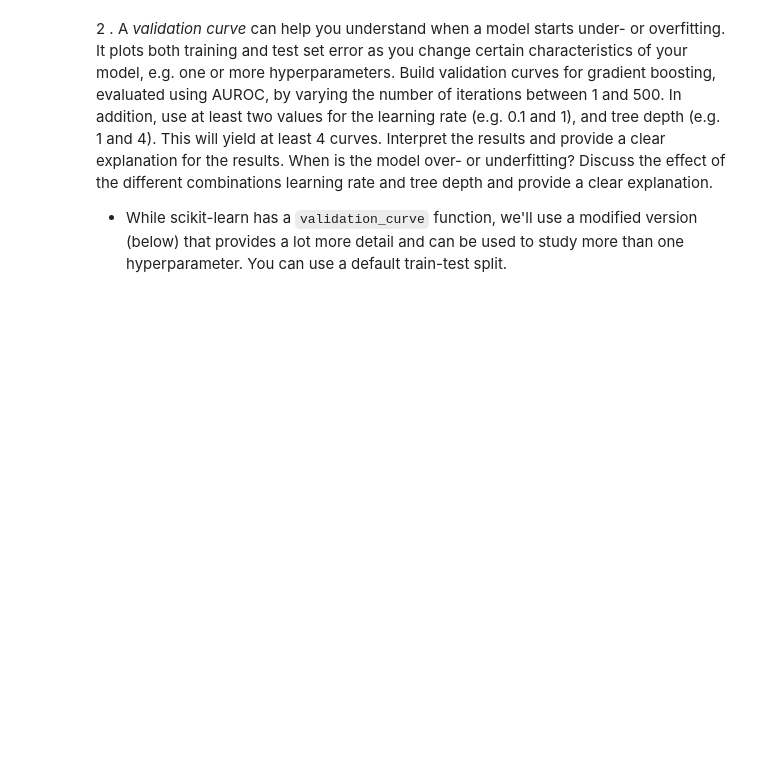
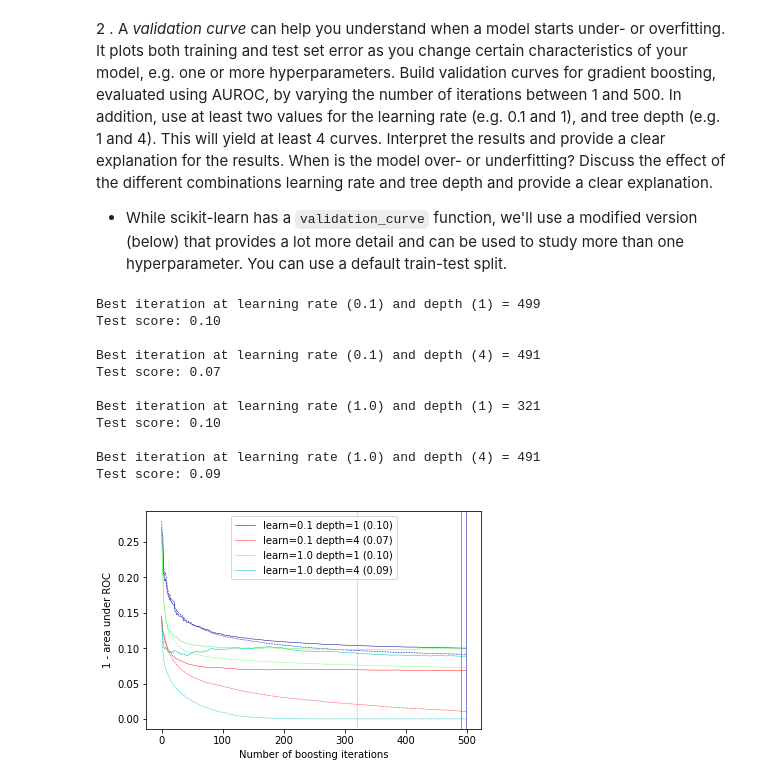
Before and after one commit to SAckermans/FoDM-Group14, a Jupyter notebook: Assignment 1.ipynb, the cells around one changed output. Drawn from its saved outputs; the diff is of its cells as text; code cells hidden in the pictures; blank space fills up the shorter version.

```diff
--- a/Assignment 1.ipynb
+++ b/Assignment 1.ipynb
@@ -494,32 +495,62 @@ plt.show();
 2 . A _validation curve_ can help you understand when a model starts under- or overfitting. It plots both training and test set error as you change certain characteristics of your model, e.g. one or more hyperparameters. Build validation curves for gradient boosting, evaluated using AUROC, by varying the number of iterations between 1 and 500. In addition, use at least two values for the learning rate (e.g. 0.1 and 1), and tree depth (e.g. 1 and 4). This will yield at least 4 curves. Interpret the results and provide a clear explanation for the results. When is the model over- or underfitting? Discuss the effect of the different combinations learning rate and tree depth and provide a clear explanation.
 - While scikit-learn has a `validation_curve` function, we'll use a modified version (below) that provides a lot more detail and can be used to study more than one hyperparameter. You can use a default train-test split.
 # %%
+from sklearn.model_selection import train_test_split
+from sklearn.ensemble import GradientBoostingClassifier
+from sklearn.metrics import roc_auc_score
+
 # Plots validation curves for every classifier in clfs.
 # Also indicates the optimal result by a vertical line
 # Uses 1-AUROC, so lower is better
 def validation_curve(clfs, X_test, y_test, X_train, y_train):
     for n,clf in enumerate(clfs):
         test_score = np.empty(len(clf.estimators_))
         train_score = np.empty(len(clf.estimators_))
 
         for i, pred in enumerate(clf.staged_decision_function(X_test)):
             test_score[i] = 1-roc_auc_score(y_test, pred)
 
         for i, pred in enumerate(clf.staged_decision_function(X_train)):
             train_score[i] = 1-roc_auc_score(y_train, pred)
 
         best_iter = np.argmin(test_score)
         learn = clf.get_params()['learning_rate']
         depth = clf.get_params()['max_depth']
-        test_line = plt.plot(test_score,
+        print("Best iteration at learning rate (%.1f) and depth (%i) = %i \nTest score: %.2f\n"%(learn,depth,
+                                                                                          best_iter, test_score[best_iter]))
+        test_line = plt.plot(test_score, '-',
                              label='learn=%.1f depth=%i (%.2f)'%(learn,depth,
                                                                  test_score[best_iter]))
 
         colour = test_line[-1].get_color()
         plt.plot(train_score, '--', color=colour)
 
         plt.xlabel("Number of boosting iterations")
         plt.ylabel("1 - area under ROC")
         plt.axvline(x=best_iter, color=colour)
 
     plt.legend(loc='best')
+
+
+X_train, X_test, y_train, y_test = train_test_split(X, y, random_state=0)
+
+gc_one = GradientBoostingClassifier(n_estimators=500, learning_rate=0.1, max_depth=1).fit(X_train, y_train)
+gc_two = GradientBoostingClassifier(n_estimators=500, learning_rate=0.1, max_depth=4).fit(X_train, y_train)
+gc_three = GradientBoostingClassifier(n_estimators=500, learning_rate=1, max_depth=1).fit(X_train, y_train)
+gc_four = GradientBoostingClassifier(n_estimators=500, learning_rate=1, max_depth=4).fit(X_train, y_train)
+clfs = [gc_one, gc_two, gc_three, gc_four]
+
+validation_curve(clfs, X_test, y_test, X_train, y_train)
+# %% [output]
+Best iteration at learning rate (0.1) and depth (1) = 499
+Test score: 0.10
+
+Best iteration at learning rate (0.1) and depth (4) = 491
+Test score: 0.07
+
+Best iteration at learning rate (1.0) and depth (1) = 321
+Test score: 0.10
+
+Best iteration at learning rate (1.0) and depth (4) = 491
+Test score: 0.09
+[figure, added]
```
Also changed, not shown: parts of 2 cells of this notebook.
